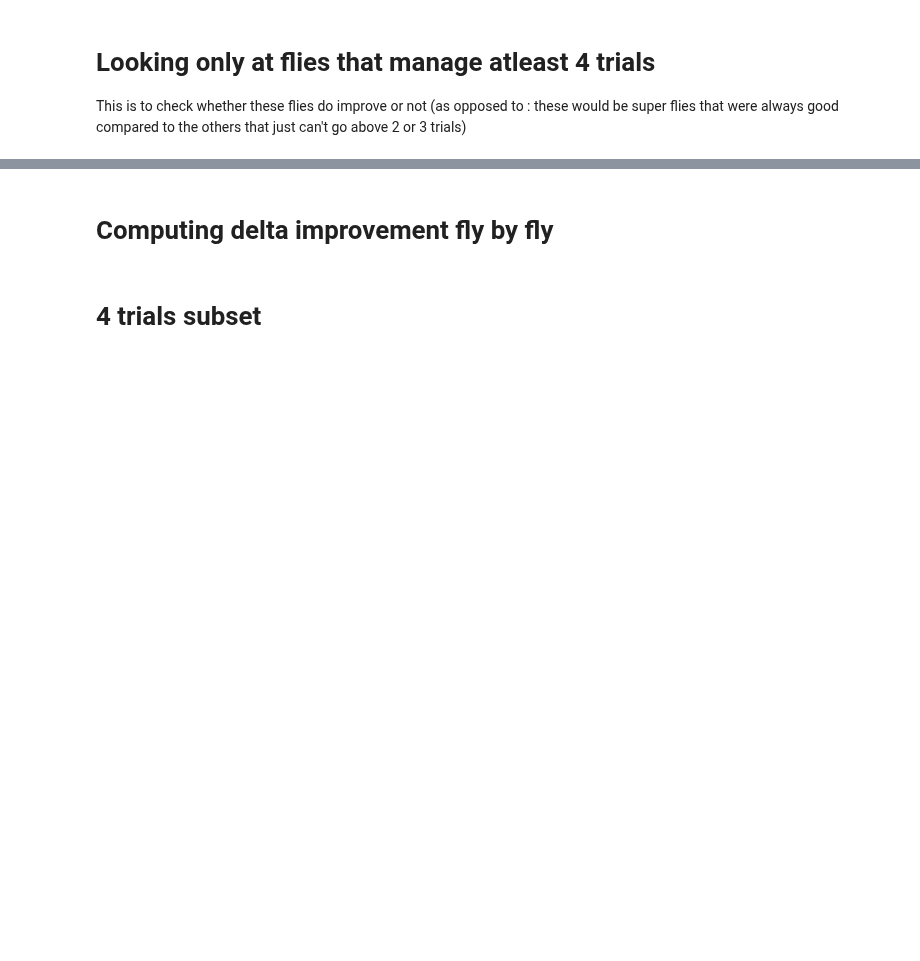
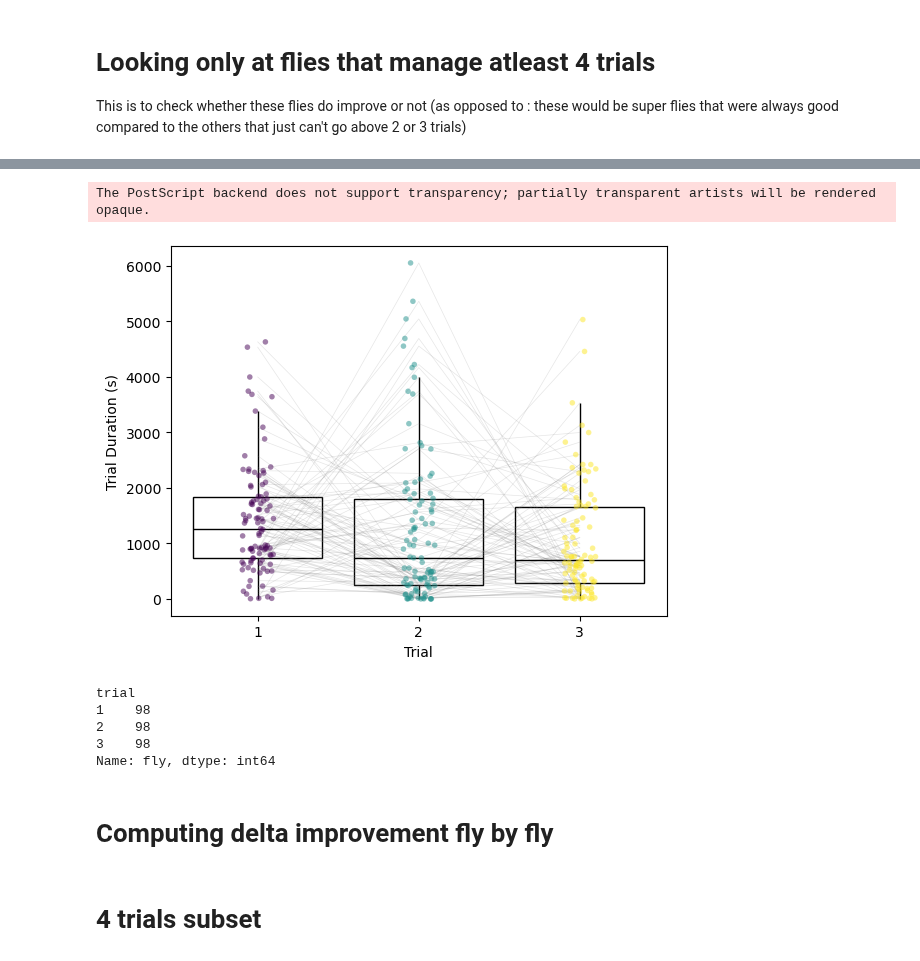
Before and after one commit to NeLy-EPFL/Tracking_Analysis, a Jupyter notebook: MazeRecorder/Analysis/Learning_Trials.ipynb, the cells around one changed output, grey strips where cells are left out. Drawn from its saved outputs; the diff is of its cells as text; code cells hidden in the pictures; blank space fills up the shorter version.

```diff
--- a/MazeRecorder/Analysis/Learning_Trials.ipynb
+++ b/MazeRecorder/Analysis/Learning_Trials.ipynb
@@ -366,8 +406,9 @@ AnnotatedData.columns
 # %%
-Data_Filtered = AnnotatedData[AnnotatedData["trial"] <= 4]
+#Data_Filtered = AnnotatedData[AnnotatedData["trial"] <= 4]
+Data_Filtered = AnnotatedData[AnnotatedData["trial"] <= 3]
 # %%
 Data_4trials_Filtered = Data_Filtered.groupby("fly").filter(
-    lambda x: x["trial"].nunique() >= 4
+    lambda x: x["trial"].nunique() >= 3
 )
 # %%
 # Make a function to compute trial duration as max value of trial_time grouped by trial
@@ -386,23 +427,62 @@ trial_durations = (
 # %%
 # Plot the trial durations
 
-sns.boxplot(data=trial_durations, x="trial", y="duration")
-sns.stripplot(data=trial_durations, x="trial", y="duration", color="black", size=2, alpha=0.5)
+# Convert trial ids to integer values
+trial_durations["trial"] = trial_durations["trial"].astype(int)
+
+sns.boxplot(data=trial_durations, x="trial",
+    y="duration",
+    color="black",
+    showcaps=False,
+    boxprops={"facecolor": "none", "edgecolor": "black"},
+    whiskerprops={"color": "black"},
+    fliersize=0,)
+sns.stripplot(data=trial_durations, x="trial", y="duration", hue="trial", size=4, alpha=0.5, palette = "viridis", jitter=0)
 
 # Add lines connecting trials for each fly
 
 for fly in trial_durations["fly"].unique():
 
     fly_data = trial_durations[trial_durations["fly"] == fly]
-    plt.plot(fly_data["trial"].values-1, fly_data["duration"].values, color="gray", alpha=0.5)
+    plt.plot(fly_data["trial"].values-1, fly_data["duration"].values, color="gray", alpha=0.2, linewidth=0.5)
+
+plt.xlabel("Trial")
+plt.ylabel("Trial Duration (s)")
+
+# remove the legend
+plt.legend().remove()
+
+#plt.show()
+
+plt.savefig(
+    "/mnt/upramdya_data/MD/BallPushing_Learning/Plots/Durations/Trial_Duration_3trials.eps",
+    dpi=300,
+    bbox_inches="tight",
+)
+
+plt.savefig(
+    "/mnt/upramdya_data/MD/BallPushing_Learning/Plots/Durations/Trial_Duration_3trials.png",
+    dpi=300,
+    bbox_inches="tight",
+)
 
 plt.show()
+#plt.close()
+# %% [output]
+The PostScript backend does not support transparency; partially transparent artists will be rendered opaque.
+[figure, added]
 # %%
 # Get the sample size for each trial
 
 sample_sizes = trial_durations.groupby("trial")["fly"].nunique()
 
 sample_sizes
+# %% [output]
+trial
+1    98
+2    98
+3    98
+Name: fly, dtype: int64
 # %% [markdown]
 # Computing delta improvement fly by fly
 # %%
```
Also changed, not shown: parts of 4 cells of this notebook, 3 other files.
